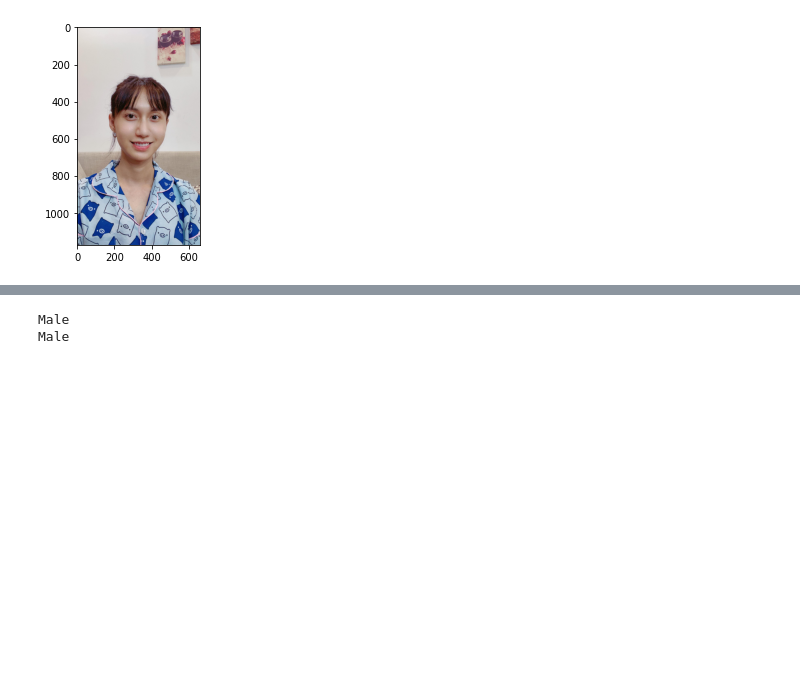
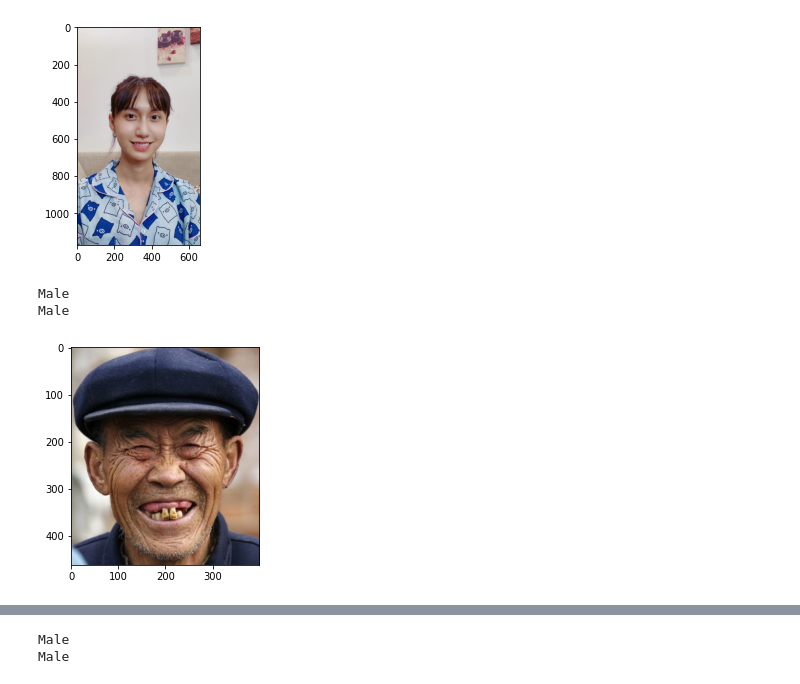
Before and after one commit to lephuocdat2000/-CS114.K21-, a Jupyter notebook: GenderClassification.ipynb, the cells around one changed output, grey strips where cells are left out. Drawn from its saved outputs; the diff is of its cells as text; code cells hidden in the pictures; blank space fills up the shorter version.

```diff
--- a/GenderClassification.ipynb
+++ b/GenderClassification.ipynb
@@ -280,6 +272,13 @@ Prediction('/content/90235273_10157509225939234_3700863994865647616_o.jpg',KNN_m
 Female
 Female
 [figure]
+# %%
+Prediction('/content/82_0_2_20170111210612356.jpg',SVC_model)
+Prediction('/content/82_0_2_20170111210612356.jpg',KNN_model)
+# %% [output]
+Male
+Male
+[figure, added]
 # %%
 Prediction('/content/quan-ao-tre-em-he-qua-cua-tre-em-noi-tien-qua-som-1.jpg',SVC_model)
 Prediction('/content/quan-ao-tre-em-he-qua-cua-tre-em-noi-tien-qua-som-1.jpg',KNN_model)
```
Also changed, not shown: parts of 11 cells of this notebook.
